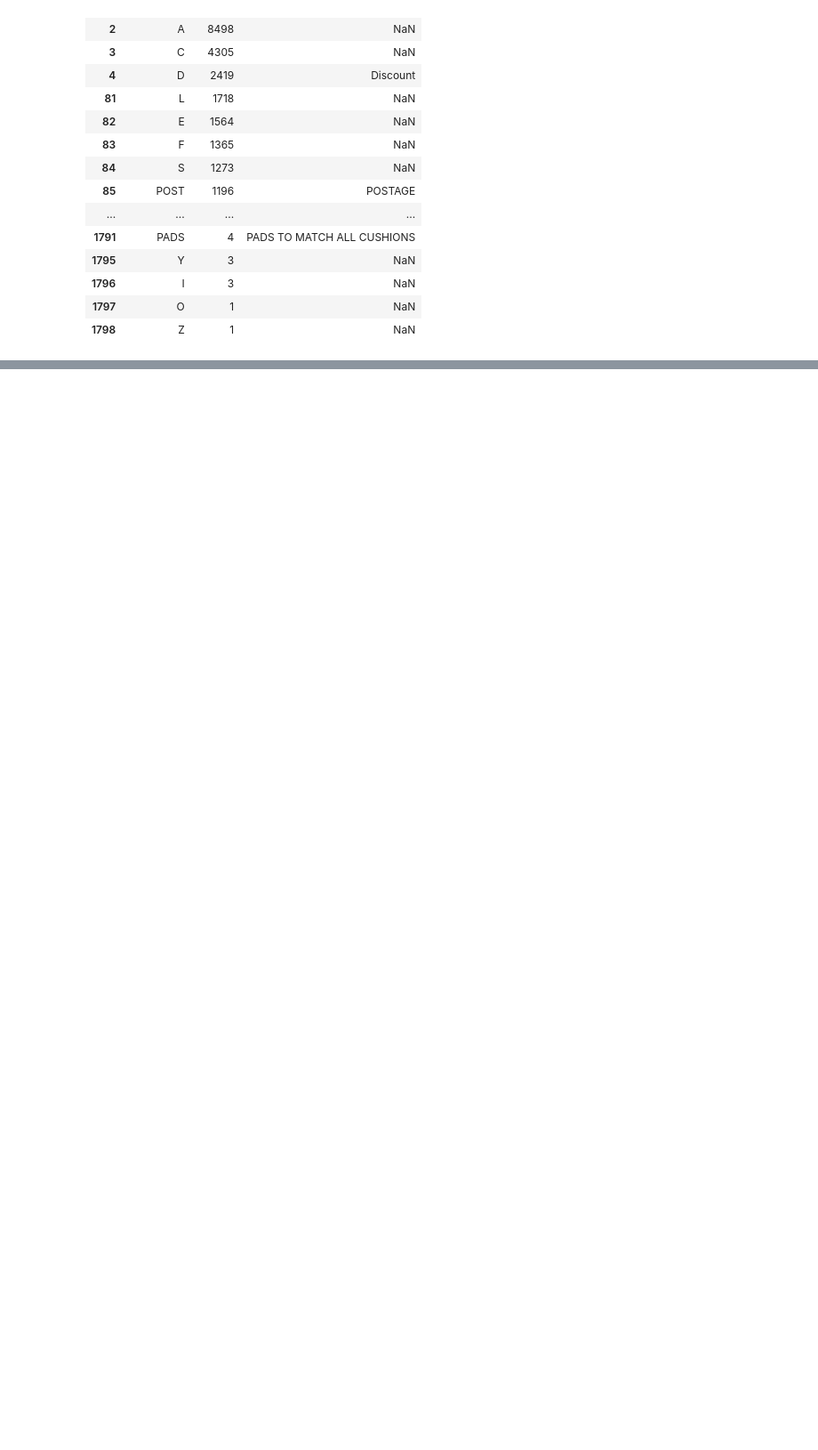
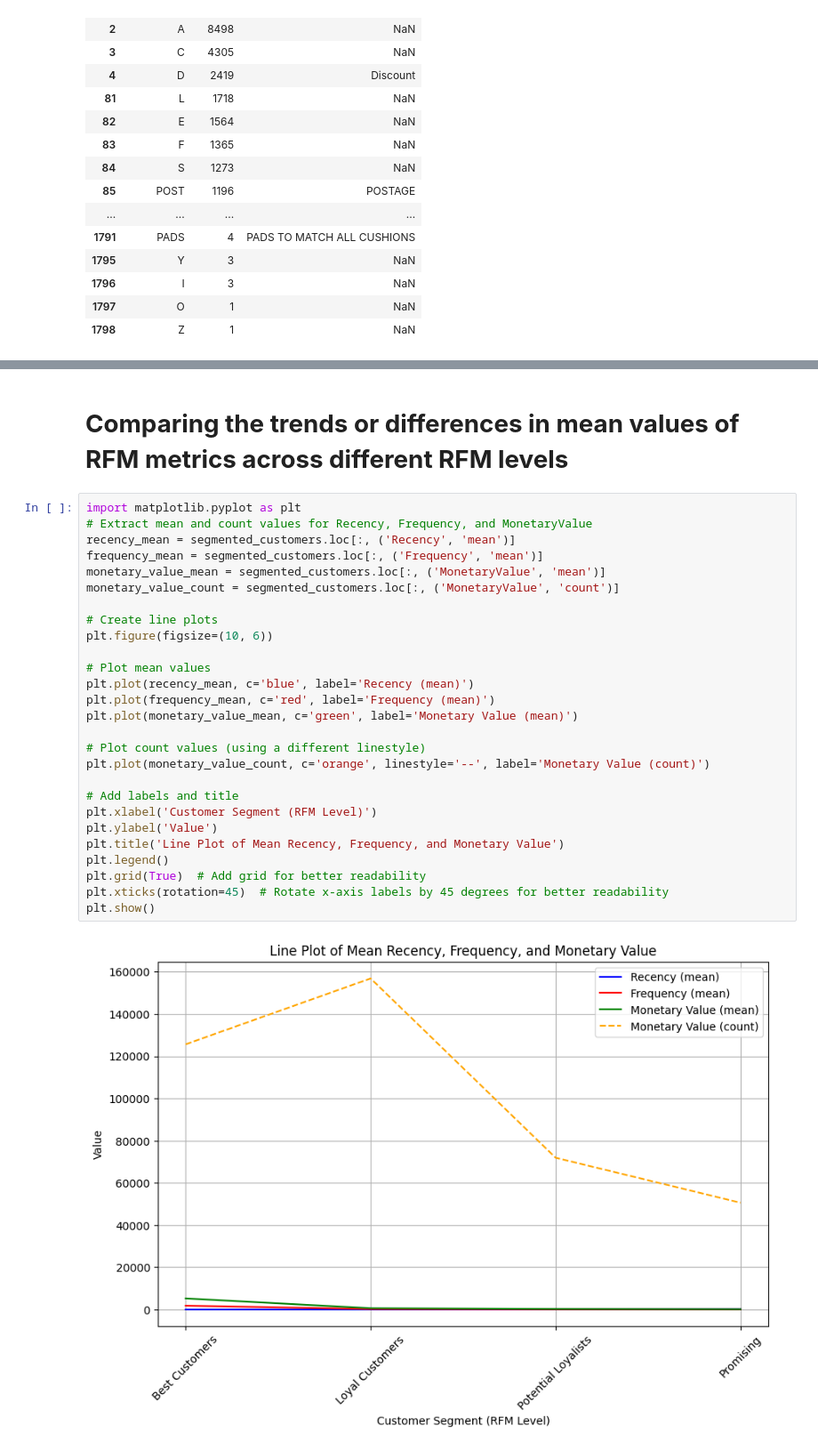
Before and after one commit to Tiwari666/K_Means_Clustering, a Jupyter notebook: K_Means_Clustering_E_Commerce.ipynb, the cells around one changed output, grey strips where cells are left out. Shown at 89% size. Drawn from its saved outputs; the diff is of its cells as text; blank space fills up the shorter version.

```diff
--- a/K_Means_Clustering_E_Commerce.ipynb
+++ b/K_Means_Clustering_E_Commerce.ipynb
@@ -232,0 +623,31 @@ unique_SC
+# %% [markdown]
+# **Comparing the trends or differences in mean values of RFM metrics across different RFM levels**
+# %%
+import matplotlib.pyplot as plt
+# Extract mean and count values for Recency, Frequency, and MonetaryValue
+recency_mean = segmented_customers.loc[:, ('Recency', 'mean')]
+frequency_mean = segmented_customers.loc[:, ('Frequency', 'mean')]
+monetary_value_mean = segmented_customers.loc[:, ('MonetaryValue', 'mean')]
+monetary_value_count = segmented_customers.loc[:, ('MonetaryValue', 'count')]
+
+# Create line plots
+plt.figure(figsize=(10, 6))
+
+# Plot mean values
+plt.plot(recency_mean, c='blue', label='Recency (mean)')
+plt.plot(frequency_mean, c='red', label='Frequency (mean)')
+plt.plot(monetary_value_mean, c='green', label='Monetary Value (mean)')
+
+# Plot count values (using a different linestyle)
+plt.plot(monetary_value_count, c='orange', linestyle='--', label='Monetary Value (count)')
+
+# Add labels and title
+plt.xlabel('Customer Segment (RFM Level)')
+plt.ylabel('Value')
+plt.title('Line Plot of Mean Recency, Frequency, and Monetary Value')
+plt.legend()
+plt.grid(True)  # Add grid for better readability
+plt.xticks(rotation=45)  # Rotate x-axis labels by 45 degrees for better readability
+plt.show()
+# %% [output]
+[figure, added]
```
Also changed, not shown: parts of 81 cells of this notebook.
